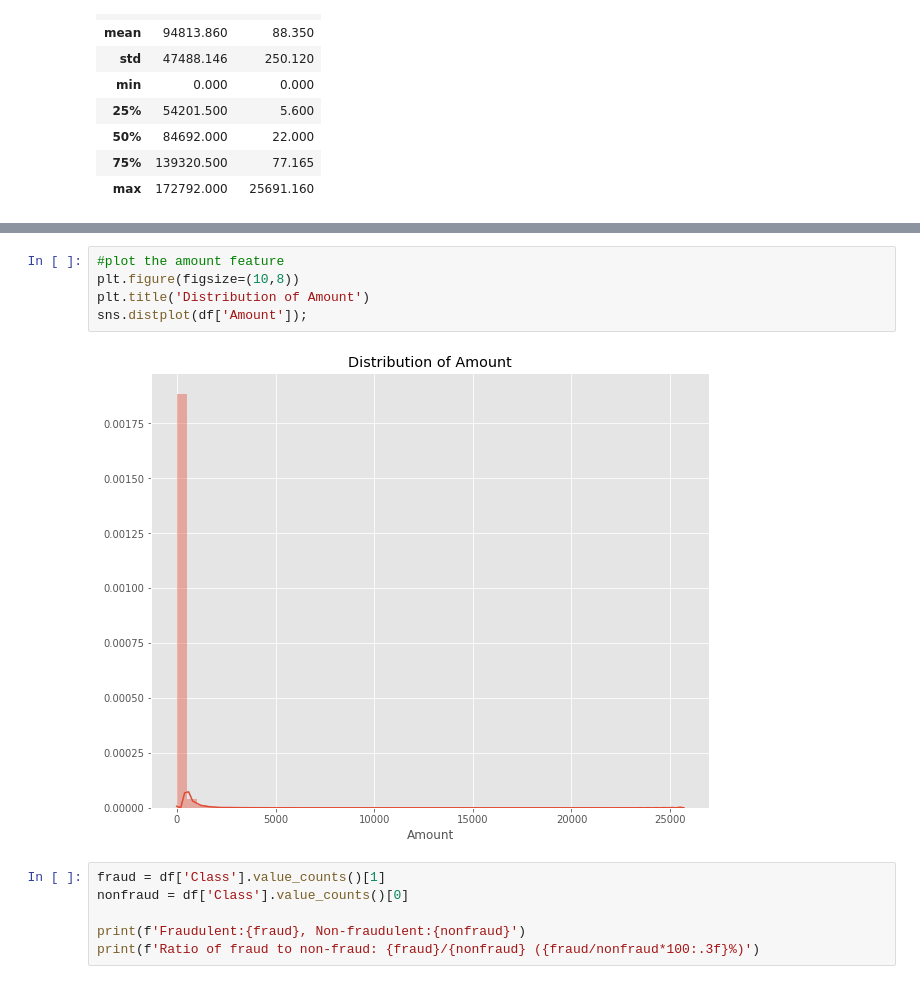
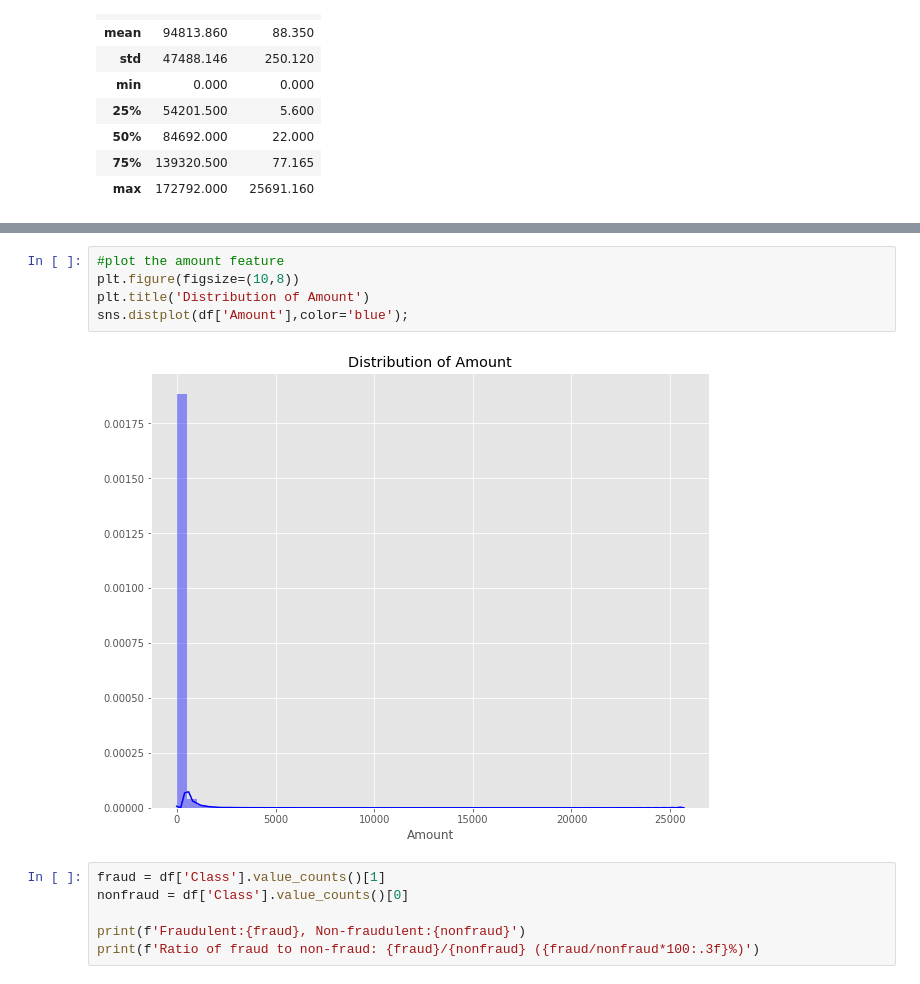
Before and after one commit to rmacaraeg/CC_Fraud, a Jupyter notebook: ccfraud.ipynb, the cells around one changed output, grey strips where cells are left out. Saved outputs shown, nothing was run; the diff lists cells and outputs as text.

```diff
--- a/ccfraud.ipynb
+++ b/ccfraud.ipynb
@@ -88,10 +89,10 @@ sns.distplot(df['Time']);
 # %%
 #plot the amount feature
 plt.figure(figsize=(10,8))
 plt.title('Distribution of Amount')
-sns.distplot(df['Amount']);
+sns.distplot(df['Amount'],color='blue');
 # %% [output]
-[figure, old version]
+[figure, new version]
 # %%
 fraud = df['Class'].value_counts()[1]
 nonfraud = df['Class'].value_counts()[0]
```
Also changed, not shown: parts of 14 cells of this notebook.
